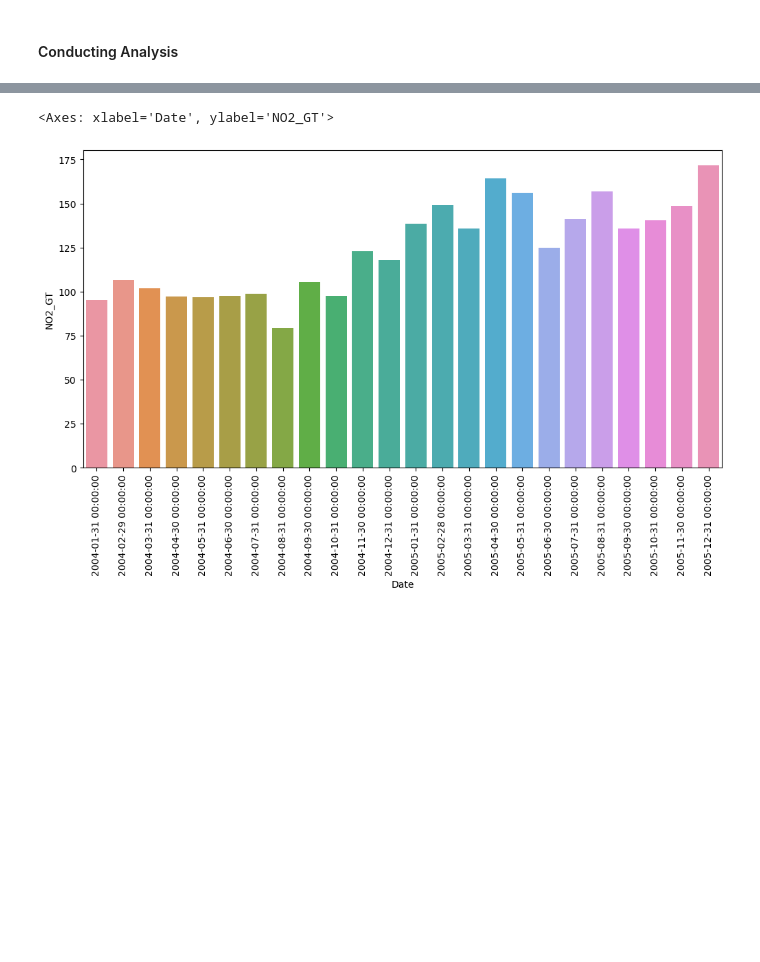
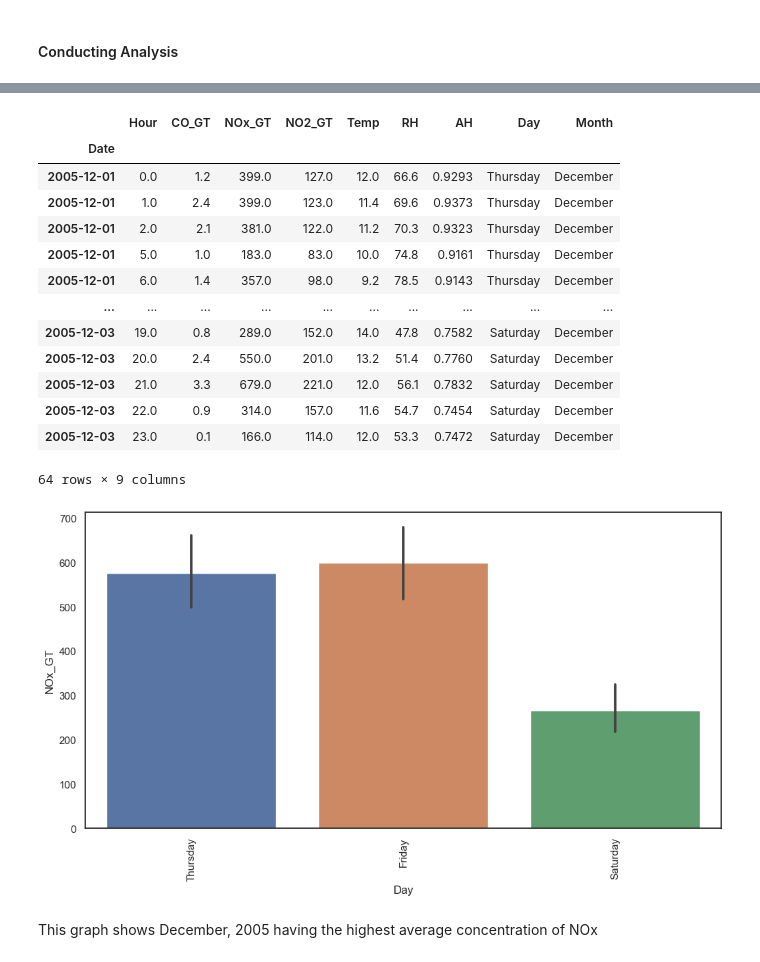
Before and after one commit to ubco-W2022T2-data301/project-group-group59, a Jupyter notebook: analysis/analysis1.ipynb, the cells around one changed output, grey strips where cells are left out. Saved outputs shown, nothing was run; the diff lists cells and outputs as text; code cells hidden in the pictures; blank space fills up the shorter version.

```diff
--- a/analysis/analysis1.ipynb
+++ b/analysis/analysis1.ipynb
@@ -368,8 +350,9 @@ df = (df.rename(columns={'NOx(GT)':'NOx_GT', 'NO2(GT)':'NO2_GT', 'T':'Temp','CO(
 #Replacing missing values with NaN.
 df.replace(to_replace=-200, value= np.NaN, inplace=True)
 
-#Creating Day column
-df['Day'] = df['Date'].dt.day_name()   ##*****************REMEMBER TO RE ORDER COLUMNS************
+#Creating Day and Month column
+df['Day'] = df['Date'].dt.day_name() ##*****************REMEMBER TO RE ORDER COLUMNS************
+df['Month'] = df['Date'].dt.month_name()
 #Formating hour column.
 df['Hour'] = pd.to_datetime(df['Hour'], format='%H.%M.%S').dt.hour
 
@@ -416,9 +479,26 @@ sns.lineplot(x=avg_month_NOx_GT.index, y= avg_month_NOx_GT['NOx_GT'])
 # %%
+df4=df2.loc['2005-12-1':'2005-12-31']
 
-avg_month_NO2_GT= df2[['NO2_GT']].resample('M').mean()
+
 plt.figure(figsize=(12,6))
 plt.xticks(rotation=90)
-sns.barplot(x=avg_month_NO2_GT.index, y= avg_month_NO2_GT['NO2_GT'])
+sns.barplot(x=df4['Day'], y= df4['NOx_GT'])
+df4#seems the index is breaking, will look into.
 # %% [output]
+|  | Hour | CO_GT | NOx_GT | NO2_GT | Temp | RH | AH | Day | Month |
+| Date |  |  |  |  |  |  |  |  |  |
+| 2005-12-01 | 0.0 | 1.2 | 399.0 | 127.0 | 12.0 | 66.6 | 0.9293 | Thursday | December |
+| 2005-12-01 | 1.0 | 2.4 | 399.0 | 123.0 | 11.4 | 69.6 | 0.9373 | Thursday | December |
+| 2005-12-01 | 2.0 | 2.1 | 381.0 | 122.0 | 11.2 | 70.3 | 0.9323 | Thursday | December |
+| 2005-12-01 | 5.0 | 1.0 | 183.0 | 83.0 | 10.0 | 74.8 | 0.9161 | Thursday | December |
+| 2005-12-01 | 6.0 | 1.4 | 357.0 | 98.0 | 9.2 | 78.5 | 0.9143 | Thursday | December |
+| ... | ... | ... | ... | ... | ... | ... | ... | ... | ... |
+| 2005-12-03 | 19.0 | 0.8 | 289.0 | 152.0 | 14.0 | 47.8 | 0.7582 | Saturday | December |
+| 2005-12-03 | 20.0 | 2.4 | 550.0 | 201.0 | 13.2 | 51.4 | 0.7760 | Saturday | December |
+| 2005-12-03 | 21.0 | 3.3 | 679.0 | 221.0 | 12.0 | 56.1 | 0.7832 | Saturday | December |
+| 2005-12-03 | 22.0 | 0.9 | 314.0 | 157.0 | 11.6 | 54.7 | 0.7454 | Saturday | December |
+| 2005-12-03 | 23.0 | 0.1 | 166.0 | 114.0 | 12.0 | 53.3 | 0.7472 | Saturday | December |
-<Axes: xlabel='Date', ylabel='NO2_GT'>
+64 rows × 9 columns
-[figure, old version]
+[figure, new version]
+# %% [markdown]
+This graph shows December, 2005 having the highest average concentration of NOx
```
Also changed, not shown: parts of 12 cells of this notebook.
